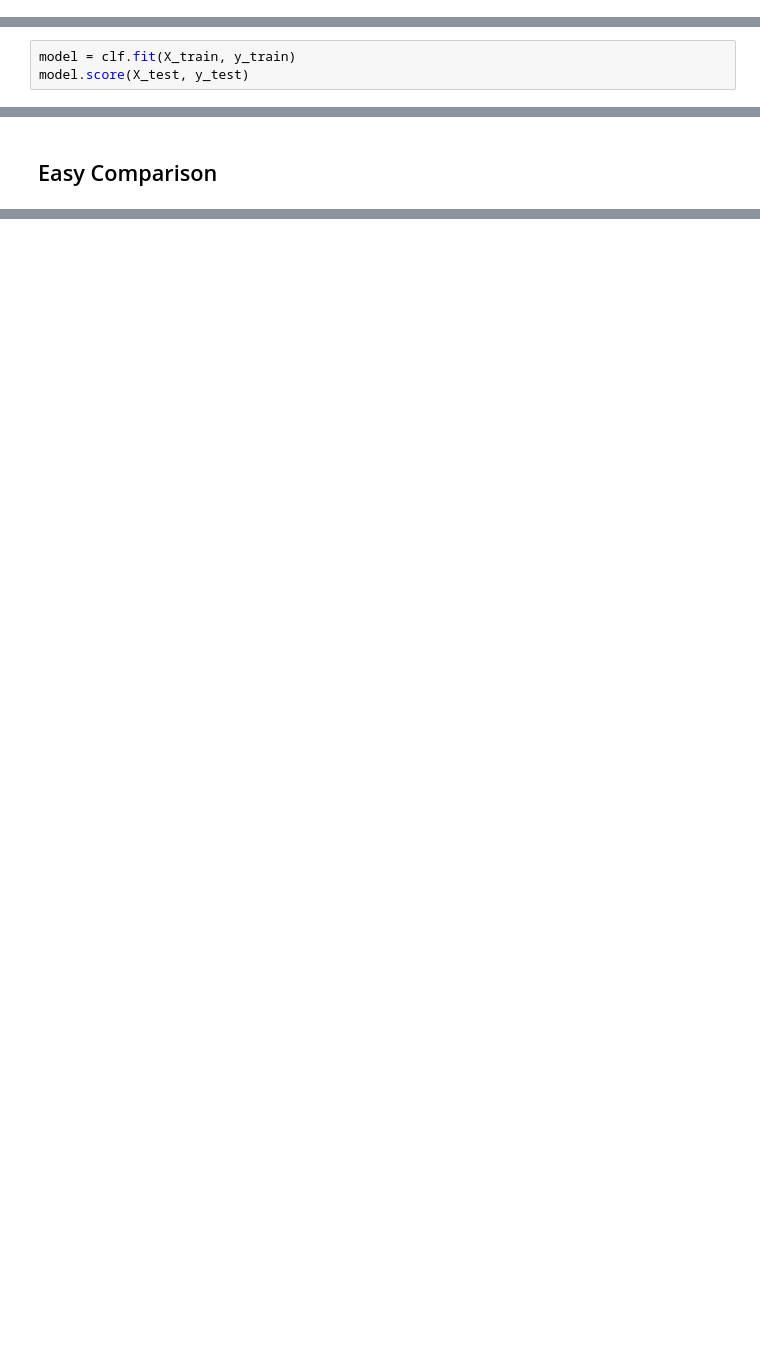
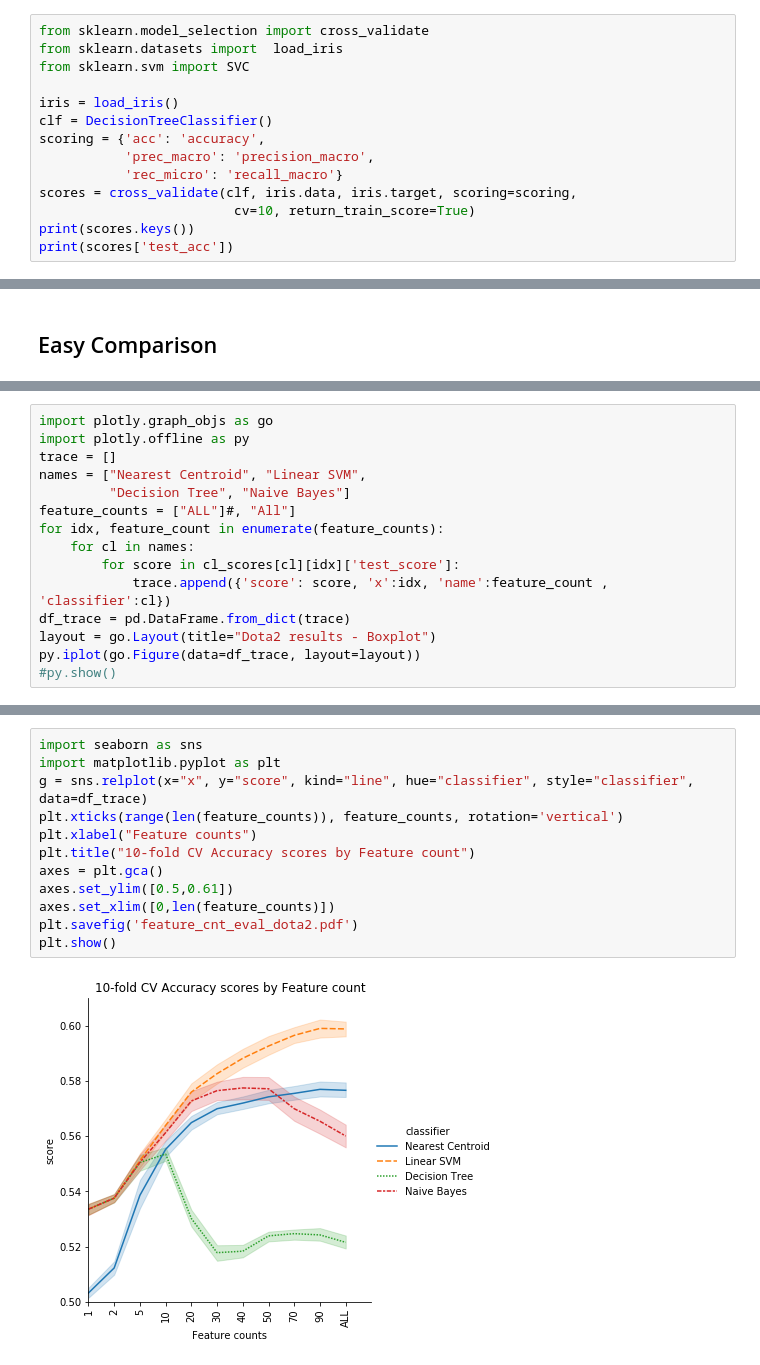
Before and after one commit to freecraver/ML-fun, a Jupyter notebook: dota/dota.ipynb, the cells around one changed output, grey strips where cells are left out. Cells and saved outputs as stored; diff of their text form; blank space fills up the shorter version.

Commit message:
Evaluated and created plots, dota 2 mostly done

```diff
--- a/dota/dota.ipynb
+++ b/dota/dota.ipynb
@@ -43,0 +68,14 @@ df_test.head(10)
+# %%
+from sklearn.model_selection import cross_validate
+from sklearn.datasets import  load_iris
+from sklearn.svm import SVC
+
+iris = load_iris()
+clf = DecisionTreeClassifier()
+scoring = {'acc': 'accuracy',
+           'prec_macro': 'precision_macro',
+           'rec_micro': 'recall_macro'}
+scores = cross_validate(clf, iris.data, iris.target, scoring=scoring,
+                         cv=10, return_train_score=True)
+print(scores.keys())
+print(scores['test_acc'])
@@ -62,6 +129,3 @@ plt.show()
 [figure]
 # %% [markdown]
 ### Model fitting and sample testing
-# %%
-model = clf.fit(X_train, y_train)
-model.score(X_test, y_test)
@@ -161,0 +445,15 @@ Naive Bayes -- Test Set -- Mean 0.5284404696180282 -- Min 0.5237992444684296 --
+# %%
+import plotly.graph_objs as go
+import plotly.offline as py
+trace = []
+names = ["Nearest Centroid", "Linear SVM",
+         "Decision Tree", "Naive Bayes"]
+feature_counts = ["ALL"]#, "All"]
+for idx, feature_count in enumerate(feature_counts):
+    for cl in names:
+        for score in cl_scores[cl][idx]['test_score']:
+            trace.append({'score': score, 'x':idx, 'name':feature_count , 'classifier':cl})
+df_trace = pd.DataFrame.from_dict(trace)
+layout = go.Layout(title="Dota2 results - Boxplot")
+py.iplot(go.Figure(data=df_trace, layout=layout))
+#py.show()
@@ -174,2 +481,16 @@ py.iplot(go.Figure(data=traces, layout=layout))
 # %% [output]
 [interactive output not drawn]
+# %%
+import seaborn as sns
+import matplotlib.pyplot as plt
+g = sns.relplot(x="x", y="score", kind="line", hue="classifier", style="classifier", data=df_trace)
+plt.xticks(range(len(feature_counts)), feature_counts, rotation='vertical')
+plt.xlabel("Feature counts")
+plt.title("10-fold CV Accuracy scores by Feature count")
+axes = plt.gca()
+axes.set_ylim([0.5,0.61])
+axes.set_xlim([0,len(feature_counts)])
+plt.savefig('feature_cnt_eval_dota2.pdf')
+plt.show()
+# %% [output]
+[figure, added]
```
Also changed, not shown: parts of 17 cells of this notebook, 7 other files.
